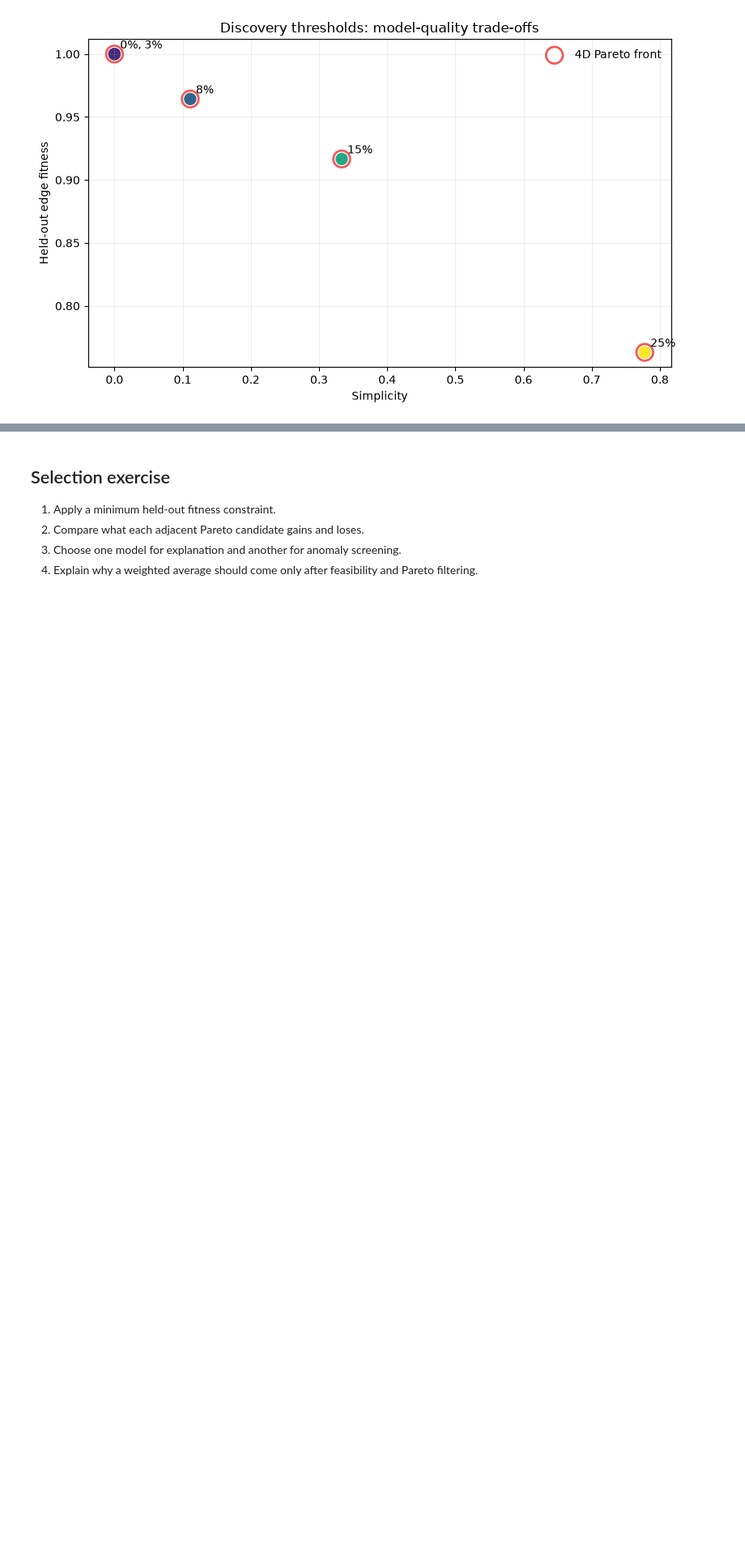
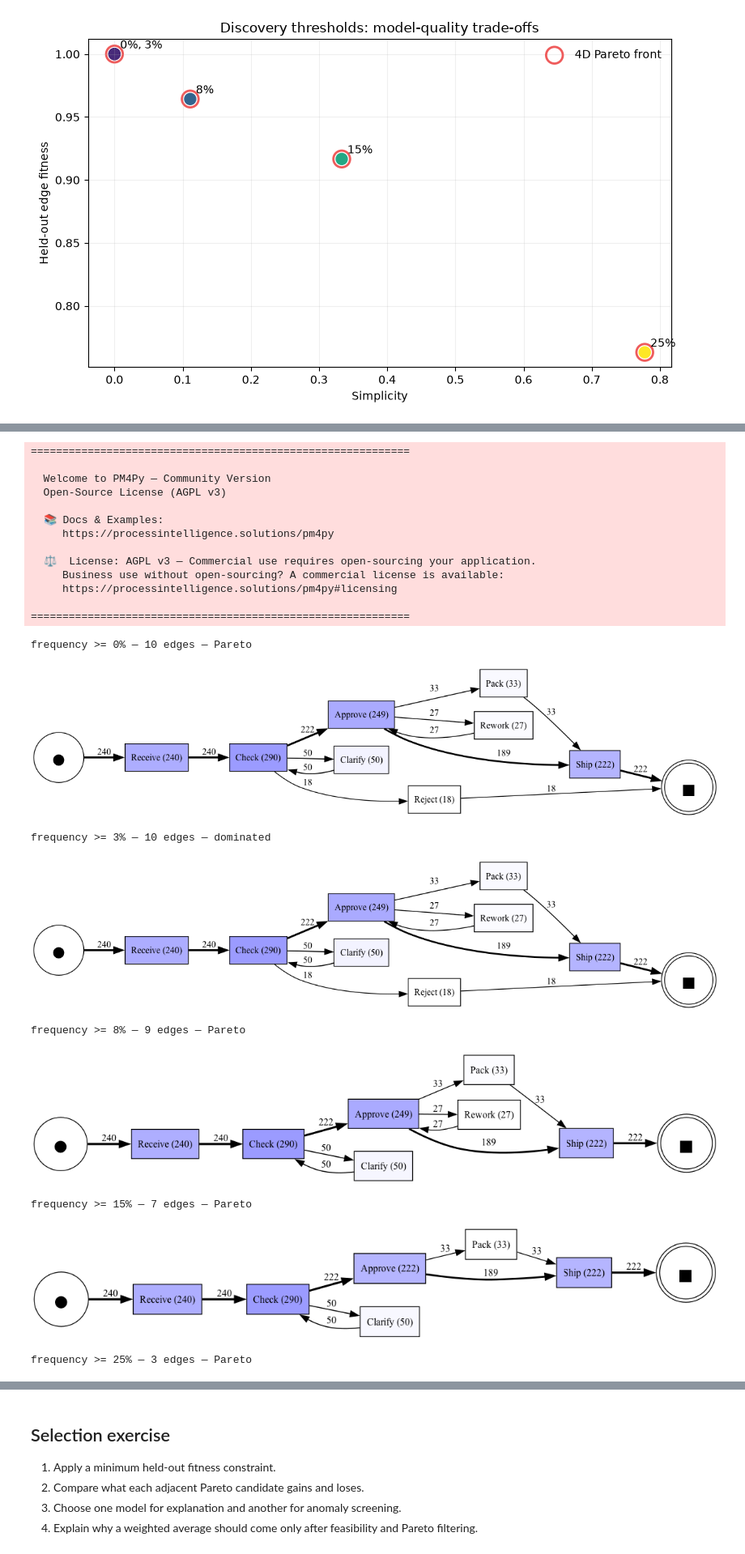
Before and after one commit to sbarbonjr/process_mining_course, a Jupyter notebook: labs/02-discovery-model-quality/discovery_quality_lab.ipynb, the cells around one changed output, grey strips where cells are left out. Shown at 81% size. Cells and saved outputs as stored; diff of their text form; code cells hidden in the pictures; blank space fills up the shorter version.

```diff
--- a/labs/02-discovery-model-quality/discovery_quality_lab.ipynb
+++ b/labs/02-discovery-model-quality/discovery_quality_lab.ipynb
@@ -34,0 +43,53 @@ display(pareto_front)
+# %%
+import pm4py
+from IPython.display import Image, display
+
+pm_log = pm4py.format_dataframe(
+    events.query("lifecycle == 'complete'").copy(),
+    case_id="case_id",
+    activity_key="activity",
+    timestamp_key="timestamp",
+)
+full_dfg, start_activities, end_activities = pm4py.discover_dfg(pm_log)
+edge_sets = lab.discover_edge_sets(events)
+
+output_dir = Path("outputs")
+output_dir.mkdir(exist_ok=True)
+
+for _, row in candidates.iterrows():
+    threshold = row["threshold_share"]
+    kept_edges = edge_sets[threshold]
+    filtered_dfg = {edge: count for edge, count in full_dfg.items() if edge in kept_edges}
+    nodes = {activity for edge in filtered_dfg for activity in edge}
+    filtered_start = {activity: count for activity, count in start_activities.items() if activity in nodes}
+    filtered_end = {activity: count for activity, count in end_activities.items() if activity in nodes}
+
+    image_path = output_dir / f"dfg_{threshold:.2f}.png"
+    pm4py.save_vis_dfg(filtered_dfg, filtered_start, filtered_end, str(image_path))
+
+    marker = "Pareto" if row["pareto"] else "dominated"
+    print(f"{row['candidate']} — {row['edges']} edges — {marker}")
+    display(Image(filename=str(image_path)))
+# %% [output]
+============================================================
+
+  Welcome to PM4Py — Community Version
+  Open-Source License (AGPL v3)
+
+  📚 Docs & Examples:
+     https://processintelligence.solutions/pm4py
+
+  ⚖️  License: AGPL v3 — Commercial use requires open-sourcing your application.
+     Business use without open-sourcing? A commercial license is available:
+     https://processintelligence.solutions/pm4py#licensing
+
+============================================================
+frequency >= 0% — 10 edges — Pareto
+[figure, added]
+frequency >= 3% — 10 edges — dominated
+[figure, added]
+frequency >= 8% — 9 edges — Pareto
+[figure, added]
+frequency >= 15% — 7 edges — Pareto
+[figure, added]
+frequency >= 25% — 3 edges — Pareto
```
Also changed, not shown: parts of 2 cells of this notebook, 7 other files.
